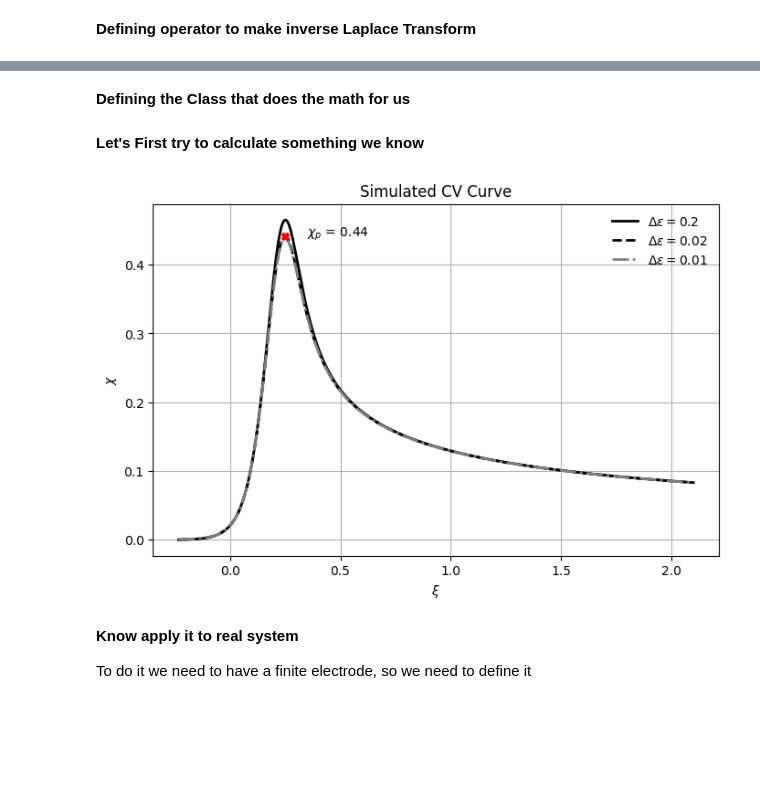
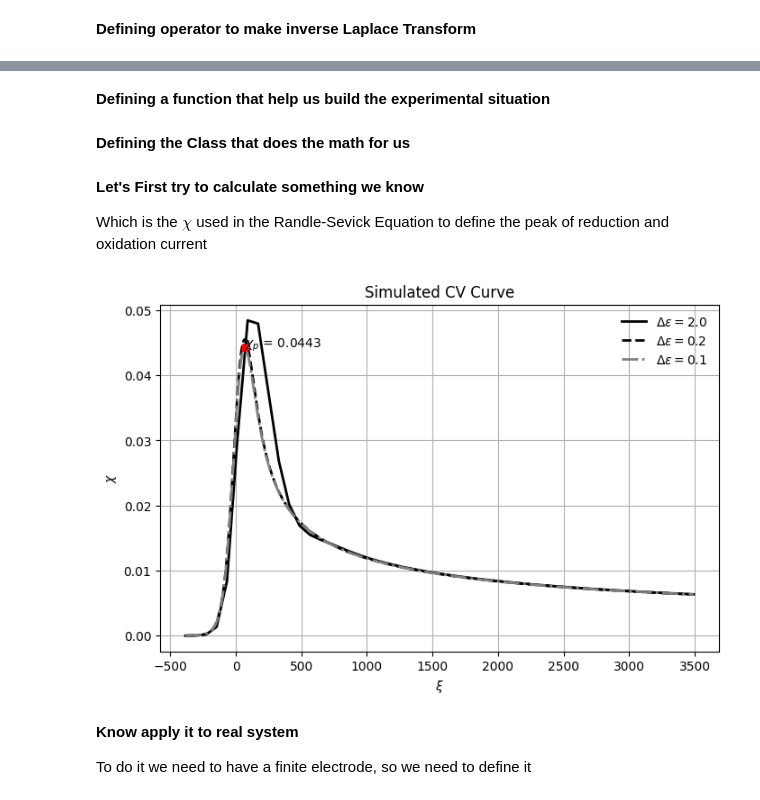
Before and after one commit to PassosSouza/LabsEletroquimica, a Jupyter notebook: Laboratorio 1/Cyclic Voltammetry - From paper.ipynb, the cells around one changed output, grey strips where cells are left out. Saved outputs shown, nothing was run; the diff lists cells and outputs as text; code cells hidden in the pictures; blank space fills up the shorter version.

```diff
--- a/Laboratorio 1/Cyclic Voltammetry - From paper.ipynb
+++ b/Laboratorio 1/Cyclic Voltammetry - From paper.ipynb
@@ -55,0 +94,2 @@ def Talbot(F, t_vals, N=16):
+# %% [markdown]
+**Defining a function that help us build the experimental situation**
@@ -134,16 +233,18 @@ class Planar_Semi_Inf(CVCurrent):
 
         GLaplace = lambda s: 1/np.sqrt(s)*(1/s)
 
-        return Talbot(GLaplace, t , N=16)
+        return Talbot(GLaplace, t , N=24)
 
     def FuncY(self,t):
 
-        YLaplace = lambda s: 1/np.sqrt(s + self.p )*(1/s)
+        YLaplace = lambda s: 1/np.sqrt(s)*(1/s)
 
-        Y =  Talbot(YLaplace, t , N=16)
+        Y =  Talbot(YLaplace, t , N=24)
 
         return Y
 # %% [markdown]
 **Let's First try to calculate something we know**
+
+Which is the $\chi$ used in the Randle-Sevick Equation to define the peak of reduction and oxidation current
 # %%
 # Simulating CV Data
@@ -164,37 +273,30 @@ epsilon3 = -10 + 10*t3
 I3 = cv(t3, epsilon3)
 # %%
 # Plot CV Graph
-c = 0.16
-A = 28e-4
-F = 96485.3321
-R = 1.38649e-23
-T = 298.15
-n = 1
-D = 2.7e-5
-scan_rate = 10
 
 plt.figure(figsize=(8, 5))
-plt.plot(epsilon*n*F/(R*T)*1e-27 , I / (n*F*A*c) * np.sqrt(R*T/(n*F*D*scan_rate))*1e13, '-',color='black', linewidth=2 , label = f'$\Delta \epsilon = {round(epsilon[2]-epsilon[1],1)}$')
-plt.plot(epsilon2*n*F/(R*T)*1e-27 , I2 / (n*F*A*c) * np.sqrt(R*T/(n*F*D*scan_rate))*1e13, '--',color='black', linewidth=2, label = f'$\Delta \epsilon = {round(epsilon2[2]-epsilon2[1],2)}$')
-plt.plot(epsilon3*n*F/(R*T)*1e-27 , I3 / (n*F*A*c) * np.sqrt(R*T/(n*F*D*scan_rate))*1e13, '-.',color='gray', linewidth=2, label = f'$\Delta \epsilon = {round(epsilon3[2]-epsilon3[1],3)}$')
+plt.plot(epsilon*n*F/(R*T), I / (n*F*A*c) * np.sqrt(R*T/(n*F*D*scan_rate)), '-',color='black', linewidth=2 , label = f'$\Delta \epsilon = {round(epsilon[2]-epsilon[1],1)}$')
+plt.plot(epsilon2*n*F/(R*T), I2 / (n*F*A*c) * np.sqrt(R*T/(n*F*D*scan_rate)), '--',color='black', linewidth=2, label = f'$\Delta \epsilon = {round(epsilon2[2]-epsilon2[1],2)}$')
+plt.plot(epsilon3*n*F/(R*T) , I3 / (n*F*A*c) * np.sqrt(R*T/(n*F*D*scan_rate)), '-.',color='gray', linewidth=2, label = f'$\Delta \epsilon = {round(epsilon3[2]-epsilon3[1],3)}$')
 
-peaks,_ = find_peaks(I2)
+peaks,_ = find_peaks(I3)
 
-plt.plot(epsilon2[peaks]*n*F/(R*T)*1e-27 , I2[peaks] / (n*F*A*c) * np.sqrt(R*T/(n*F*D*scan_rate))*1e13,'X',color='red')
+plt.plot(epsilon3[peaks[-1]]*n*F/(R*T) , I3[peaks[-1]] / (n*F*A*c) * np.sqrt(R*T/(n*F*D*scan_rate)),'X',color='red')
 
-
-plt.annotate(f'$\\chi_p$ = {round(I2[peaks[0]] / (n*F*A*c) * np.sqrt(R*T/(n*F*D*scan_rate))*1e13,2)}',xy = (0,0),
-              xytext=(epsilon2[peaks]*n*F/(R*T)*1e-27 + 0.1 ,I2[peaks] / (n*F*A*c) * np.sqrt(R*T/(n*F*D*scan_rate))*1e13))
+xp = I3[peaks][-1]
+yp = epsilon3[peaks][-1]
+plt.annotate(f'$\\chi_p$ = {np.round(xp / (n*F*A*c) * np.sqrt(R*T/(n*F*D*scan_rate)),4)}',xy = (0,0),
+             xytext=(yp*n*F/(R*T) + 0.1 ,xp / (n*F*A*c) * np.sqrt(R*T/(n*F*D*scan_rate))))
 
 plt.xlabel("$\\xi $")
 plt.ylabel("$\chi$")
 plt.title("Simulated CV Curve")
 plt.grid(True)
 plt.legend(frameon=False)
 
 plt.show()
 # %% [output]
-[figure, old version]
+[figure, new version]
 # %% [markdown]
 **Know apply it to real system**
 
```
Also changed, not shown: parts of 24 cells of this notebook.
